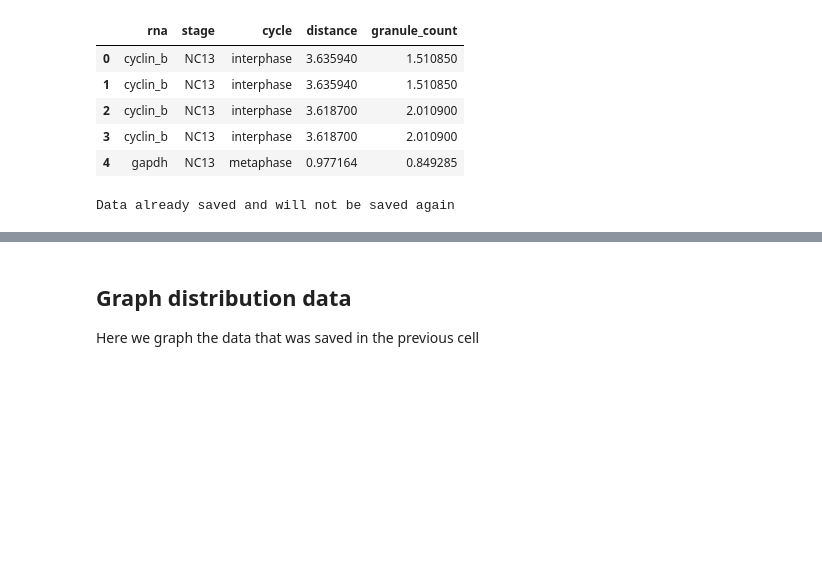
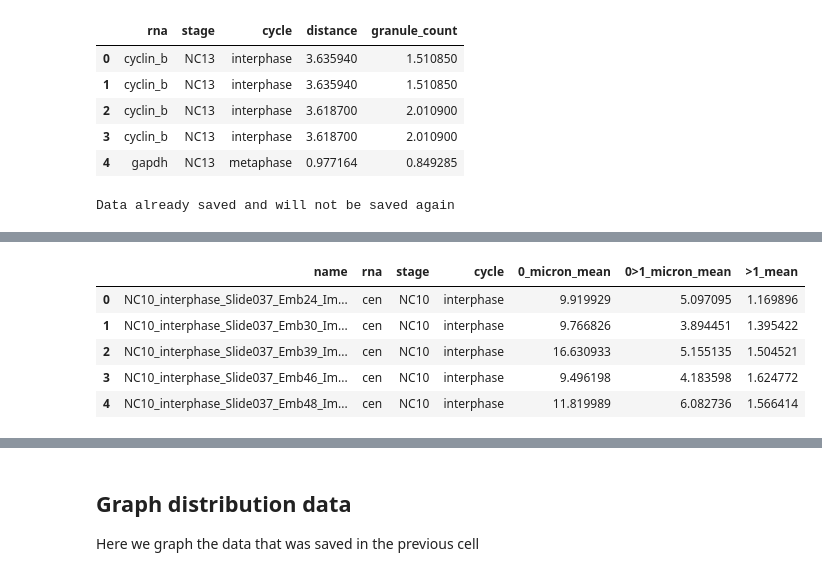
Before and after one commit to pearlryder/rna-at-centrosomes, a Jupyter notebook: pipeline/resubmission-embryo-pipeline.ipynb, the cells around one changed output, grey strips where cells are left out. Drawn from its saved outputs; the diff is of its cells as text; code cells hidden in the pictures; blank space fills up the shorter version.

Commit message:
Pipeline to process data for resubmission

```diff
--- a/pipeline/resubmission-embryo-pipeline.ipynb
+++ b/pipeline/resubmission-embryo-pipeline.ipynb
@@ -538,14 +664,48 @@ distribution_data_filename = 'NC13-distance-normalized-intensity.csv'
 
 save_csv(distribution_data_filename, csv_output_dir, NC13_pivoted)
 # %%
-distance_data = """SELECT rna.name,
-i1mages.rna,
+## code for calculating mean size of granules
+
+normalized_column_name = "normalized_intensity"
+
+granule_mean_sql = sql.SQL("""SELECT rna.name,
+images.rna,
 images.stage,
 images.cycle,
-sum(CASE WHEN distance_to_centrosomes = 0 THEN normalized_intensity ELSE 0 END) / (sum(CASE WHEN rna.distance_to_centrosomes <= thresholds.maximum_distance THEN normalized_intensity ELSE 0 END)) * 100 as zero_micron,
-sum(CASE WHEN distance_to_centrosomes > 0 and distance_to_centrosomes <=1 THEN normalized_intensity ELSE 0 END) / (sum(CASE WHEN rna.distance_to_centrosomes <= thresholds.maximum_distance THEN normalized_intensity ELSE 0 END)) * 100  as one_micron,
-sum(CASE WHEN distance_to_centrosomes > 1 and distance_to_centrosomes <= thresholds.maximum_distance THEN normalized_intensity ELSE 0 END) / (sum(CASE WHEN rna.distance_to_centrosomes <= thresholds.maximum_distance THEN normalized_intensity ELSE 0 END)) * 100 as greater_than_1_micron
+AVG(CASE WHEN distance_to_centrosomes = 0 THEN {normalized_intensity} END) as zero_micron_granule_avg,
+AVG(CASE WHEN distance_to_centrosomes > 0 and distance_to_centrosomes <=1 THEN {normalized_intensity} END) as one_micron_granule_avg,
+AVG(CASE WHEN distance_to_centrosomes > 1 and distance_to_centrosomes <= thresholds.maximum_distance THEN {normalized_intensity} END) as greater_than_1_micron_granule_avg
 FROM rna
 INNER JOIN images on rna.name = images.name
 INNER JOIN thresholds on images.stage = thresholds.stage
-GROUP BY rna.name, images.rna, images.stage, images.cycle;"""
+GROUP BY rna.name, images.rna, images.stage, images.cycle;""").format(
+    normalized_intensity=sql.Identifier(normalized_column_name),
+
+
+)
+
+conn = psycopg2.connect(database=database_name, user=db_user, password=db_password, host=db_host)
+cur = conn.cursor()
+
+cur.execute(granule_mean_sql)
+granule_mean_data = cur.fetchall()
+
+cur.close()
+conn.close()
+# %%
+import pandas as pd
+
+granule_mean_df = pd.DataFrame(granule_mean_data, columns = ['name', 'rna', 'stage', 'cycle', '0_micron_mean', '0>1_micron_mean', '>1_mean'])
+
+granule_mean_filename = 'long-form-granule-mean-data.csv'
+
+save_csv(granule_mean_filename, csv_output_dir, granule_mean_df)
+
+granule_mean_df.head()
+# %% [output]
+|  | name | rna | stage | cycle | 0_micron_mean | 0>1_micron_mean | >1_mean |
+| 0 | NC10_interphase_Slide037_Emb24_Im... | cen | NC10 | interphase | 9.919929 | 5.097095 | 1.169896 |
+| 1 | NC10_interphase_Slide037_Emb30_Im... | cen | NC10 | interphase | 9.766826 | 3.894451 | 1.395422 |
+| 2 | NC10_interphase_Slide037_Emb39_Im... | cen | NC10 | interphase | 16.630933 | 5.155135 | 1.504521 |
+| 3 | NC10_interphase_Slide037_Emb46_Im... | cen | NC10 | interphase | 9.496198 | 4.183598 | 1.624772 |
+| 4 | NC10_interphase_Slide037_Emb48_Im... | cen | NC10 | interphase | 11.819989 | 6.082736 | 1.566414 |
```
Also changed, not shown: parts of 16 cells of this notebook, 1 other file.
